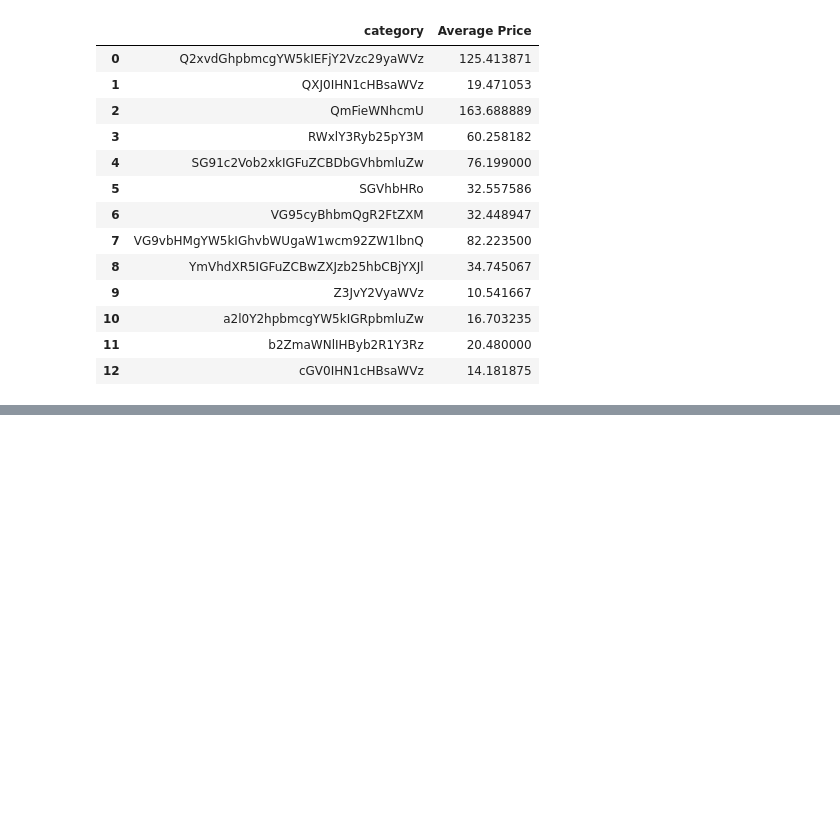
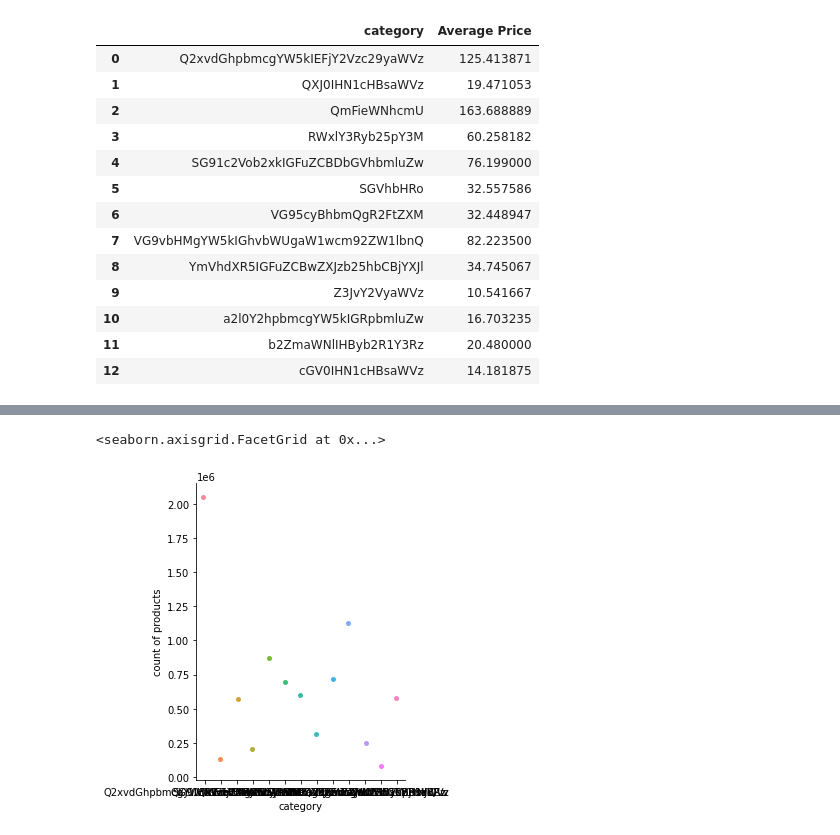
Before and after one commit to Dhananjay19161/Bezen-Data-Engineer-Assignment, a Jupyter notebook: internship.ipynb, the cells around one changed output, grey strips where cells are left out. Saved outputs shown, nothing was run; the diff lists cells and outputs as text; code cells hidden in the pictures; blank space fills up the shorter version.

```diff
--- a/internship.ipynb
+++ b/internship.ipynb
@@ -97,0 +83,3 @@ count_product_without_prices
+# %%
+count_product_without_prices_category=Product_without_prices.groupby(['category']).size().reset_index(name='count of products')
+count_product_without_prices_level_1=Product_without_prices.groupby(['level_1']).size().reset_index(name='count of products')
@@ -217,0 +299,5 @@ category_wise
+# %%
+sns.catplot(x="category", y="count of products", data=count_product_without_prices_category)
+# %% [output]
+<seaborn.axisgrid.FacetGrid at 0x...>
+[figure, added]
```
Also changed, not shown: parts of 21 cells of this notebook.
